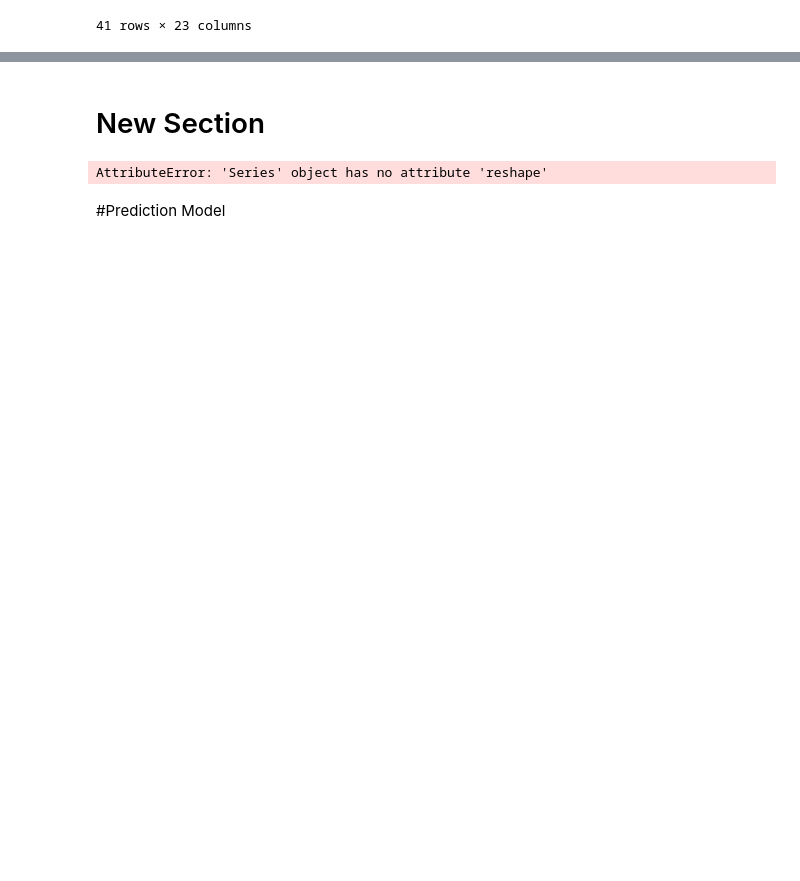
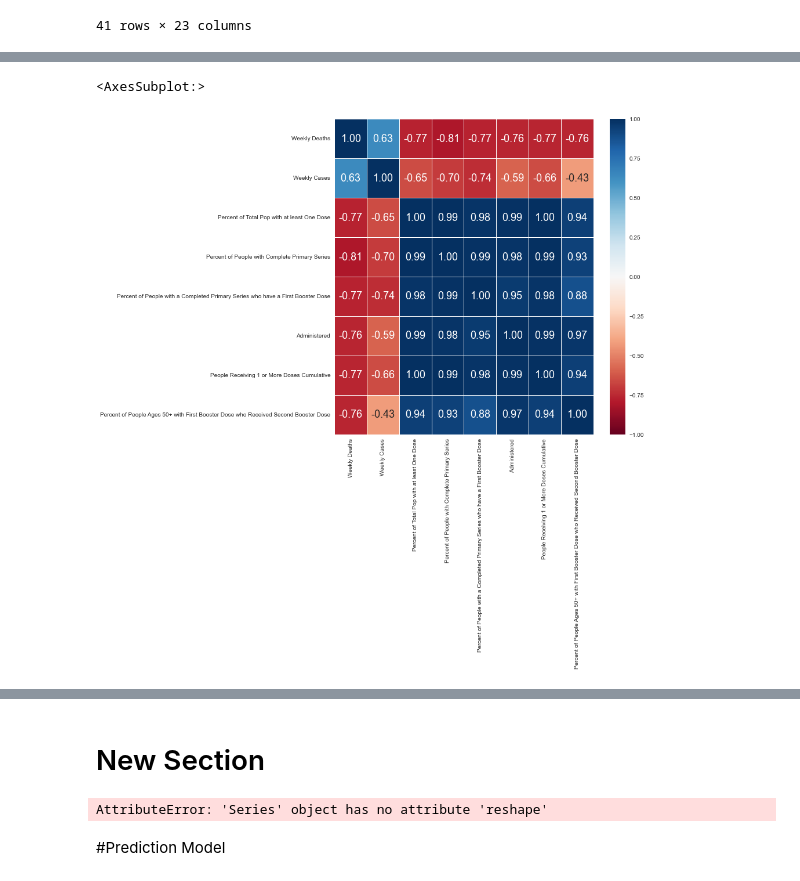
Before and after one commit to Lester0142/Covid_Data_Analysis, a Jupyter notebook: DSAI_Project_22s1.ipynb, the cells around one changed output, grey strips where cells are left out. Saved outputs shown, nothing was run; the diff lists cells and outputs as text; code cells hidden in the pictures; blank space fills up the shorter version.

```diff
--- a/DSAI_Project_22s1.ipynb
+++ b/DSAI_Project_22s1.ipynb
@@ -324,0 +346,12 @@ FinalDF
+# %%
+WeekDeathVac = pd.concat([WeekDeath.drop(columns=WeekDeath.columns[0], axis=1),AscendingVaccination.drop(columns=AscendingVaccination.columns[0:2], axis=1)],axis=1)
+
+WeekDeathVac = WeekDeathVac.drop(41)
+
+# Heatmap of the Correlation Matrix
+f, axes = plt.subplots(1, 1, figsize=(10,10))
+sb.heatmap(WeekDeathVac.corr(), vmin = -1, vmax = 1, linewidths = 1,
+           annot = True, fmt = ".2f", annot_kws = {"size": 18}, cmap = "RdBu")
+# %% [output]
+<AxesSubplot:>
+[figure, added]
```
Also changed, not shown: parts of 8 cells of this notebook.
